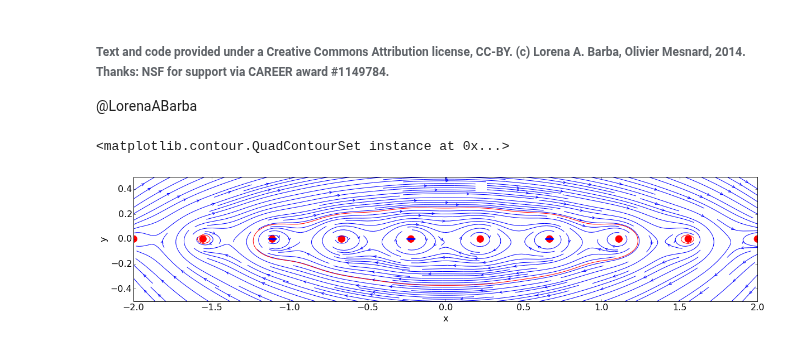
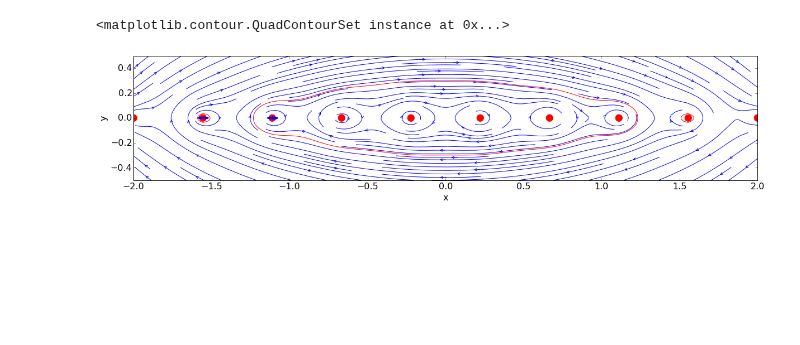
Before and after one commit to cbell14/Aero_Hydro, a Jupyter notebook: 05_Infinite_Row_of_Vortices.ipynb, the cells around one changed output. Saved outputs shown, nothing was run; the diff lists cells and outputs as text; code cells hidden in the pictures; blank space fills up the shorter version.

```diff
--- a/05_Infinite_Row_of_Vortices.ipynb
+++ b/05_Infinite_Row_of_Vortices.ipynb
@@ -1,6 +1,3 @@
-# %% [markdown]
-###### Text and code provided under a Creative Commons Attribution license, CC-BY. (c) Lorena A. Barba, Olivier Mesnard, 2014. Thanks: NSF for support via CAREER award #1149784.
-@LorenaABarba
 # %%
 import numpy as np
 import math
@@ -80,22 +77,23 @@ def sf_vort_combined(strength, xv, yv, X, Y, N):
 
 u_vortices, v_vortices = vel_vort_combined(vort_strength,\
     xv, yv, X, Y, N)
-u = u_vortices + u_free
-v = v_vortices + v_free
+u = u_vortices
+v = v_vortices
 
 psi_vortices = sf_vort_combined(vort_strength, xv, yv, X, Y, N)
-psi = psi_vortices + psi_free
+psi = psi_vortices
 # %%
 plt.figure(figsize =(20, (ye-ys)/(xe-xs)*16))
+#plt.figure(figsize(10,5))
 plt.xlabel('x')
 plt.ylabel('y')
 plt.xlim(xs,xe)
 plt.ylim(ys,ye)
-plt.streamplot(X, Y, u, v, density=2.0, linewidth=1,\
+plt.streamplot(X, Y, u, v, density=1.25, linewidth=1,\
     arrowsize=1, arrowstyle='->')
 plt.scatter(xv,yv, color = 'r', marker = 'o', s = 150)
 plt.contour(X,Y, psi, levels = [0.], linewdith = 5, colors = 'r')
 #%matplotlib inline
 # %% [output]
 <matplotlib.contour.QuadContourSet instance at 0x...>
-[figure, old version]
+[figure, new version]
```
Also changed, not shown: parts of 3 cells of this notebook.
